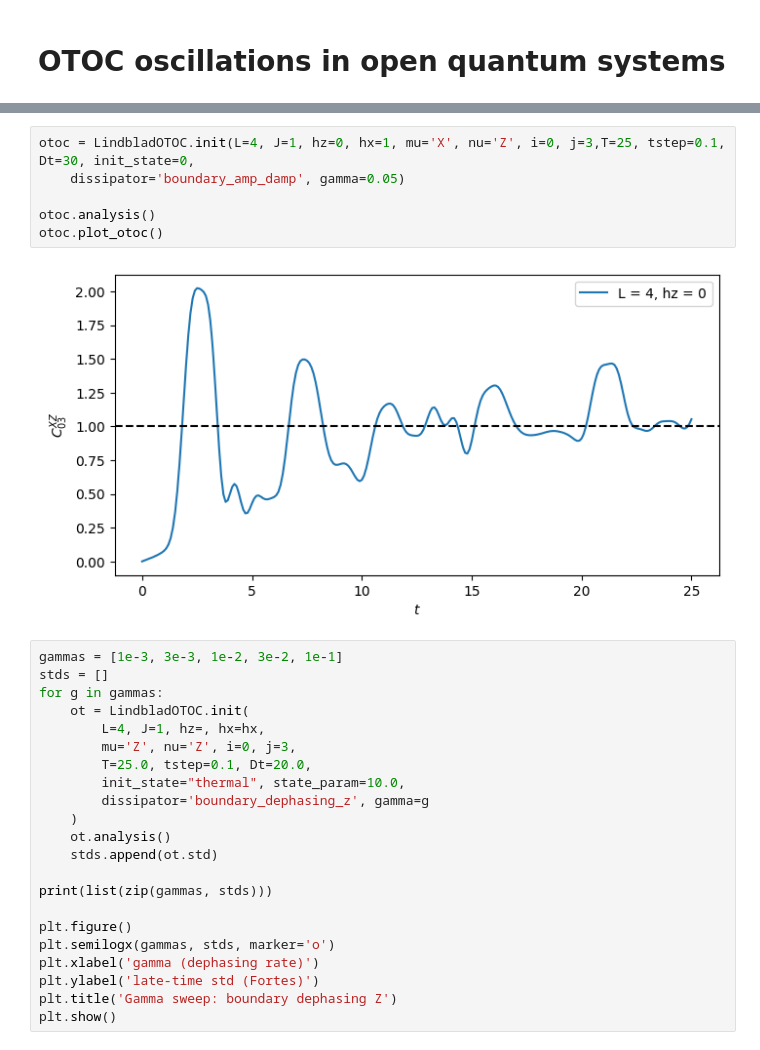
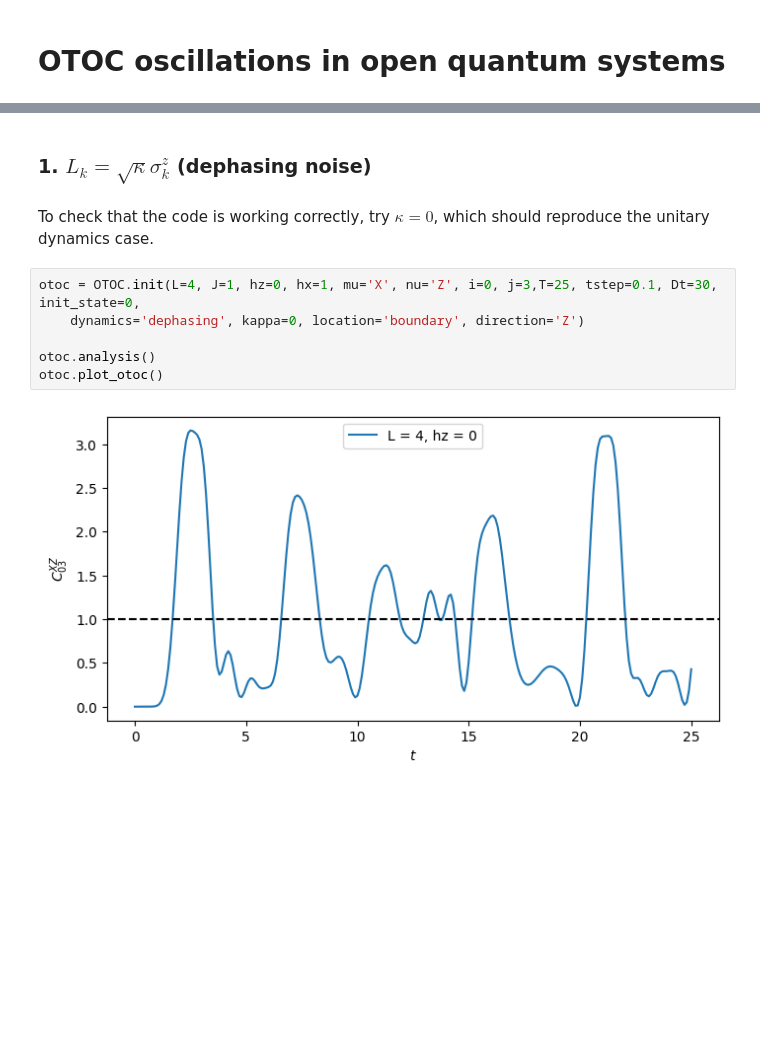
Before and after one commit to Kenji-Maeda/chaos, a Jupyter notebook: open_system.ipynb, the cells around one changed output, grey strips where cells are left out. Cells and saved outputs as stored; diff of their text form; blank space fills up the shorter version.

Commit message:
add dephasing dynamics

```diff
--- a/open_system.ipynb
+++ b/open_system.ipynb
@@ -17,30 +51,12 @@ where $D$ is the dimension of the Hilbert space.
+# %% [markdown]
+### 1. $L_k = \sqrt{\kappa} \sigma_k^z$ (dephasing noise)
+# %% [markdown]
+To check that the code is working correctly, try $\kappa = 0$, which should reproduce the unitary dynamics case.
 # %%
-otoc = LindbladOTOC.init(L=4, J=1, hz=0, hx=1, mu='X', nu='Z', i=0, j=3,T=25, tstep=0.1, Dt=30, init_state=0,
-    dissipator='boundary_amp_damp', gamma=0.05)
+otoc = OTOC.init(L=4, J=1, hz=0, hx=1, mu='X', nu='Z', i=0, j=3,T=25, tstep=0.1, Dt=30, init_state=0,
+    dynamics='dephasing', kappa=0, location='boundary', direction='Z')
 
 otoc.analysis()
 otoc.plot_otoc()
 # %% [output]
-[figure, old version]
+[figure, new version]
-# %%
-gammas = [1e-3, 3e-3, 1e-2, 3e-2, 1e-1]
-stds = []
-for g in gammas:
-    ot = LindbladOTOC.init(
-        L=4, J=1, hz=, hx=hx,
-        mu='Z', nu='Z', i=0, j=3,
-        T=25.0, tstep=0.1, Dt=20.0,
-        init_state="thermal", state_param=10.0,
-        dissipator='boundary_dephasing_z', gamma=g
-    )
-    ot.analysis()
-    stds.append(ot.std)
-
-print(list(zip(gammas, stds)))
-
-plt.figure()
-plt.semilogx(gammas, stds, marker='o')
-plt.xlabel('gamma (dephasing rate)')
-plt.ylabel('late-time std (Fortes)')
-plt.title('Gamma sweep: boundary dephasing Z')
-plt.show()
```
Also changed, not shown: parts of 39 cells of this notebook, 3 other files.
